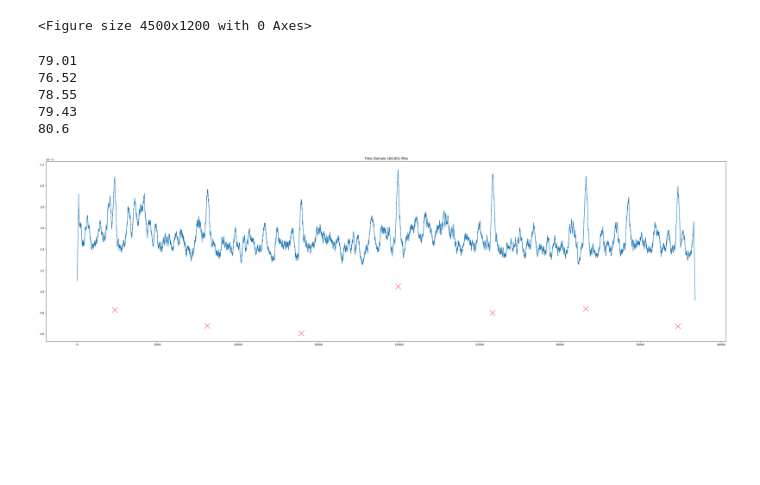
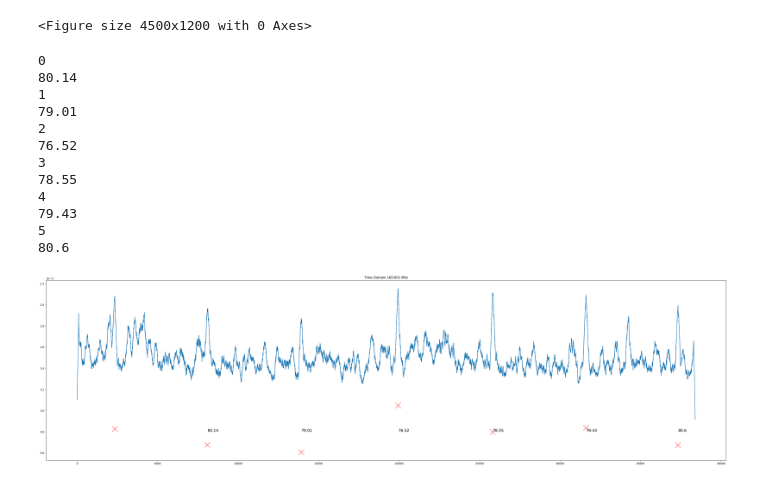
Before and after one commit to bigalnz/test_fft, a Jupyter notebook: notebooks/psd_airspy.ipynb, the cells around one changed output. Drawn from its saved outputs; the diff is of its cells as text; code cells hidden in the pictures; blank space fills up the shorter version.

Commit message:
more plots

```diff
--- a/notebooks/psd_airspy.ipynb
+++ b/notebooks/psd_airspy.ipynb
@@ -107,33 +107,41 @@ plt.show()
 
 # FILTER AND PLOT TIME DOMAIN 160.601120Mhz
 
 t = np.arange(len(x))/768000
 h = signal.firwin(501, 0.02, pass_zero=True)
 p = np.exp(2j*np.pi*t*-101120)
 
 z = x
 
 z = z * p
 z = signal.convolve(z, h, 'same')
 z = z[::100]
 z = np.abs(z)
 z = signal.convolve(z, [1]*189, 'same')/189
 
 z_peaks = signal.find_peaks(z, prominence=0.000006)
 
 plt.figure(figsize=(45,12))
 plt.plot(z_peaks[0], z_peaks[1]["prominences"], marker='x', linestyle='', color="r", markersize=20)
-for i in range (1, len(z_peaks[0])-1):
+for i in range (0, len(z_peaks[0])-1):
+    print(i)
     print(round((7680/(z_peaks[0][i+1]-z_peaks[0][i]))*60, 2))
-    plt.annotate(round((7680/(z_peaks[0][i+1]-z_peaks[0][i]))*60, 2), xy=( z_peaks[0][i]+10 , 0.8))
+    plt.annotate(round((7680/(z_peaks[0][i+1]-z_peaks[0][i]))*60, 2), xy=( z_peaks[0][i+1]+10 , 0.8e-5), size=14)
 plt.plot(z)
 
 plt.title(f"Time Domain 160.601 Mhz")
 plt.show()
 # %% [output]
+0
+80.14
+1
 79.01
+2
 76.52
+3
 78.55
+4
 79.43
+5
 80.6
-[figure, old version]
+[figure, new version]
```
Also changed, not shown: 1 other file.
